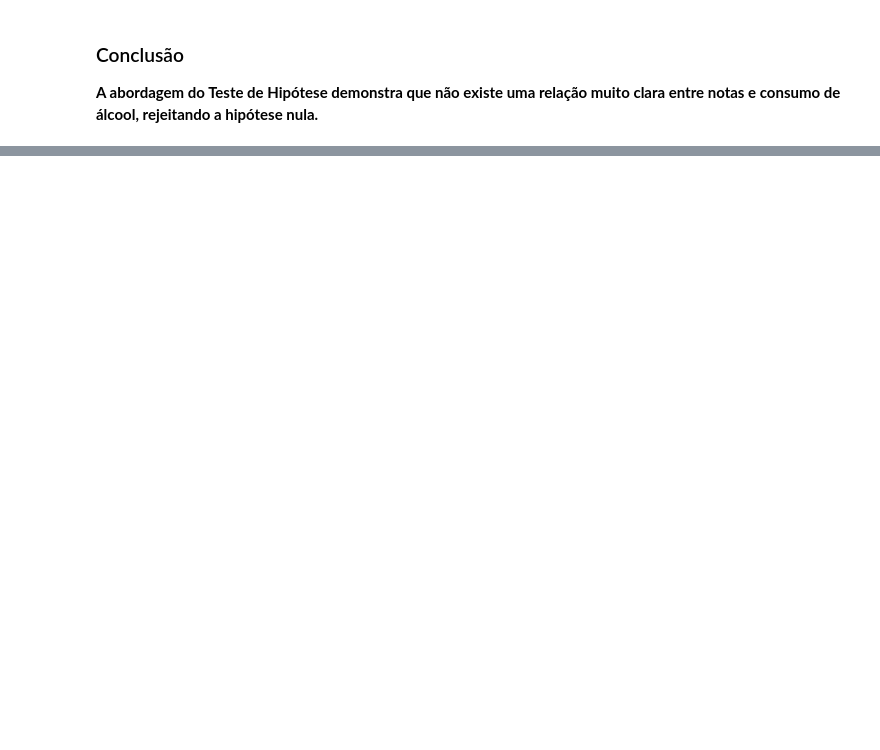
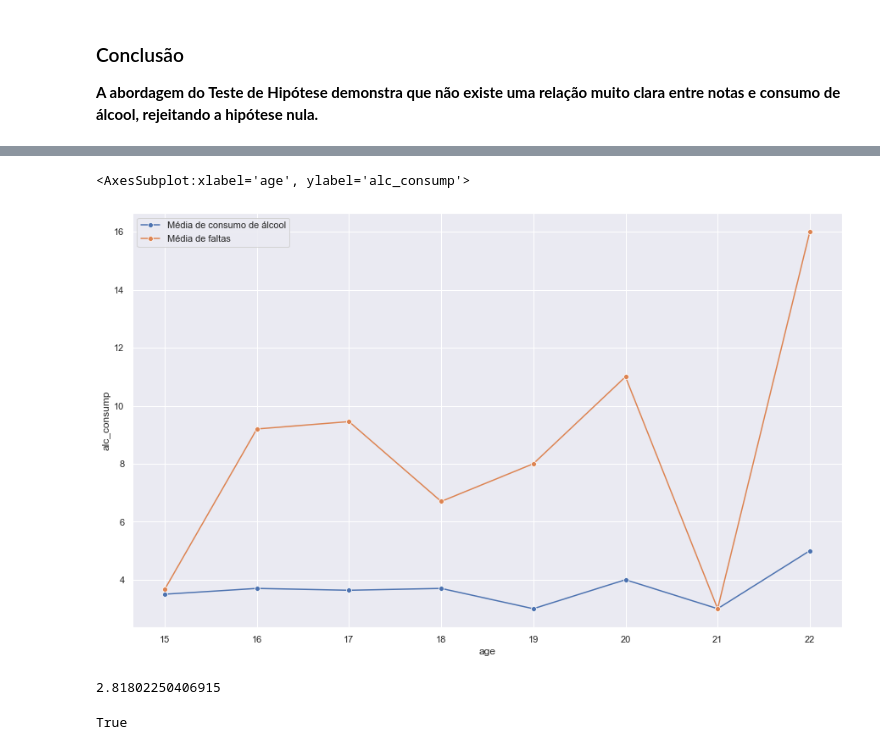
Before and after one commit to ferprr/data-science-project, a Jupyter notebook: notebooks/hypothesis_tests_and_IC.ipynb, the cells around one changed output, grey strips where cells are left out. Cells and saved outputs as stored; diff of their text form; code cells hidden in the pictures; blank space fills up the shorter version.

```diff
--- a/notebooks/hypothesis_tests_and_IC.ipynb
+++ b/notebooks/hypothesis_tests_and_IC.ipynb
@@ -213,0 +251,18 @@ __A abordagem do Teste de Hipótese demonstra que não existe uma relação muit
+# %%
+df2_t2 = alcohol_consumption[alcohol_consumption['Dalc'] > 2]
+df2_t2
+
+df_3_4_5_t2 = (df2_t2.groupby('age')
+              .agg({'absences': 'mean', 'Dalc': 'mean'})
+              .reset_index()
+              .rename(columns={'Dalc':'alc_consump'}))
+
+df_3_4_5_t2
+
+sns.lineplot(x='age', y='alc_consump', marker='o',
+                         data=df_3_4_5_t2, label='Média de consumo de álcool', sort=False)
+sns.lineplot(x='age', y='absences', marker='o',
+                         data=df_3_4_5_t2, label='Média de faltas', sort=False)
+# %% [output]
+<AxesSubplot:xlabel='age', ylabel='alc_consump'>
+[figure, added]
@@ -213,0 +273,5 @@ __A abordagem do Teste de Hipótese demonstra que não existe uma relação muit
+# %%
+result = t_obs_t2()
+result
+# %% [output]
+2.81802250406915
@@ -213,0 +291,7 @@ __A abordagem do Teste de Hipótese demonstra que não existe uma relação muit
+# %%
+result_t2 = t_obs_t2()
+foo = p_value(result_t2, diffs_t2)
+
+resposta2(diffs_t2, result_t2)
+# %% [output]
+True
```
Also changed, not shown: parts of 7 cells of this notebook, 1 other file.
